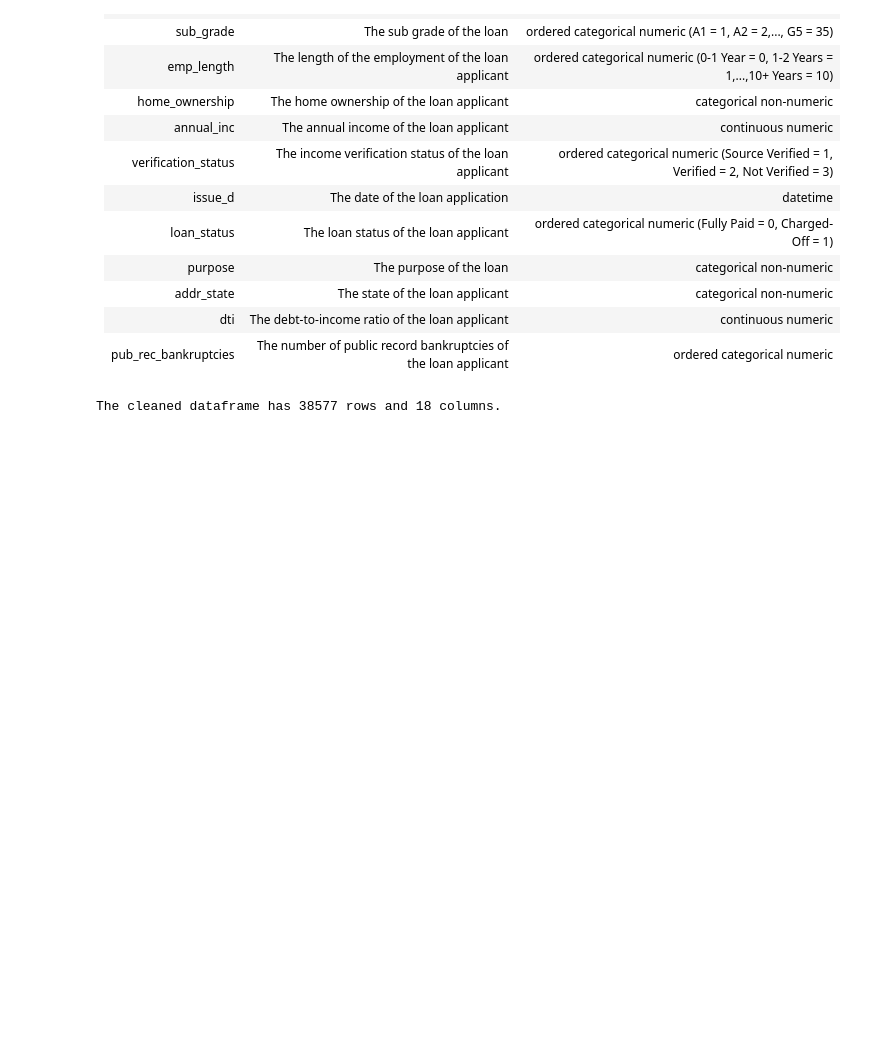
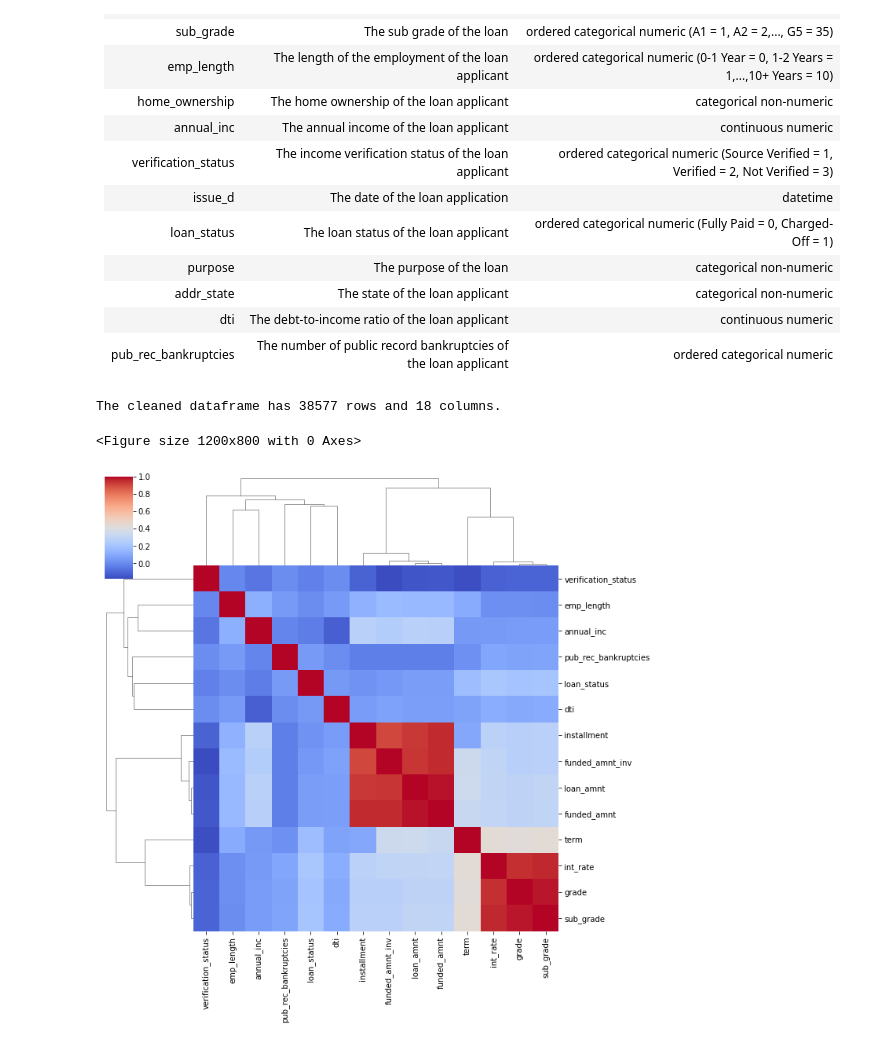
Before and after one commit to vulchinithin/LendingClubCaseStudy, a Jupyter notebook: data_cleaning_final.ipynb, the cells around one changed output. Drawn from its saved outputs; the diff is of its cells as text; code cells hidden in the pictures; blank space fills up the shorter version.

Commit message:
added clustermap

```diff
--- a/data_cleaning_final.ipynb
+++ b/data_cleaning_final.ipynb
@@ -913,3 +913,10 @@ memory usage: 5.3+ MB
 print('The cleaned dataframe has {} rows and {} columns.'.format(df.shape[0], df.shape[1]))  # print the number of rows and columns in the cleaned dataframe
 # %% [output]
 The cleaned dataframe has 38577 rows and 18 columns.
+# %%
+plt.figure(dpi=200)
+sns.clustermap(df.corr(), cmap='coolwarm', figsize=(10,10))
+plt.show()
+# %% [output]
+<Figure size 1200x800 with 0 Axes>
+[figure, added]
```
